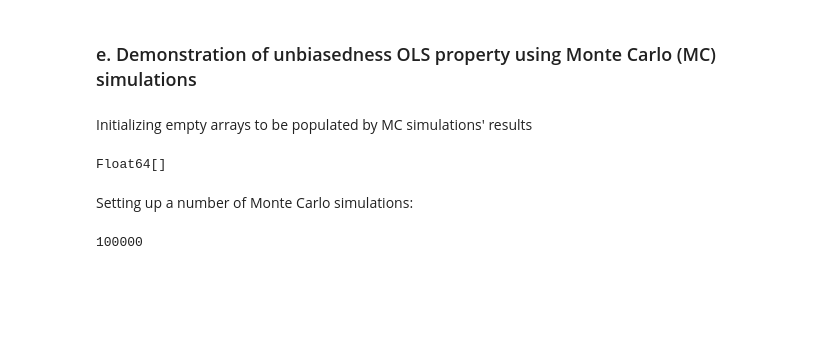
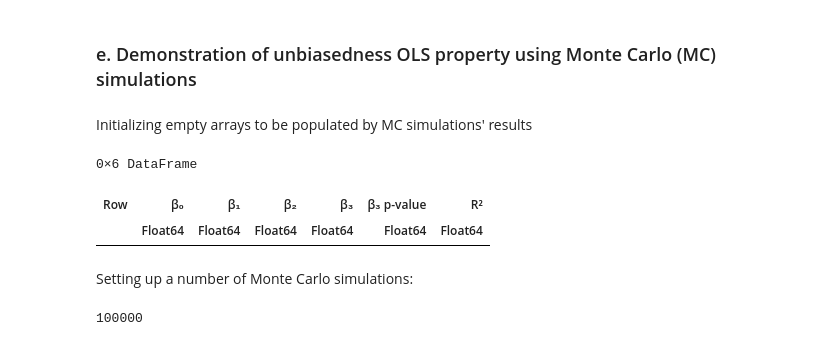
Before and after one commit to pszufe/MIT_18.S097_Introduction-to-Julia-for-Data-Science, a Jupyter notebook: Day-2a_Classical-predictive-models/classical_models.ipynb, the cells around one changed output. Cells and saved outputs as stored; diff of their text form; code cells hidden in the pictures; blank space fills up the shorter version.

```diff
--- a/Day-2a_Classical-predictive-models/classical_models.ipynb
+++ b/Day-2a_Classical-predictive-models/classical_models.ipynb
@@ -236,15 +217,13 @@ Questions:
 ### e. Demonstration of unbiasedness OLS property using Monte Carlo (MC) simulations
 # %% [markdown]
 Initializing empty arrays to be populated by MC simulations' results
-# %%
-estimated_β₀ = Float64[]
-estimated_β₁ = Float64[]
-estimated_β₂ = Float64[]
-estimated_β₃ = Float64[]
-p_value_β₃ = Float64[]
-estimated_R² = Float64[]
-# %% [output]
-Float64[]
+# %%
+estimation_columns =  ["β₀", "β₁", "β₂", "β₃", "β₃ p-value", "R²"]
+estimation_results = DataFrame([column_name => Float64[] for column_name in estimation_columns])
+# %% [output]
+0×6 DataFrame
+| Row | β₀ | β₁ | β₂ | β₃ | β₃ p-value | R² |
+|  | Float64 | Float64 | Float64 | Float64 | Float64 | Float64 |
 # %% [markdown]
 Setting up a number of Monte Carlo simulations:
 # %%
```
Also changed, not shown: parts of 42 cells of this notebook, 1 other file.
